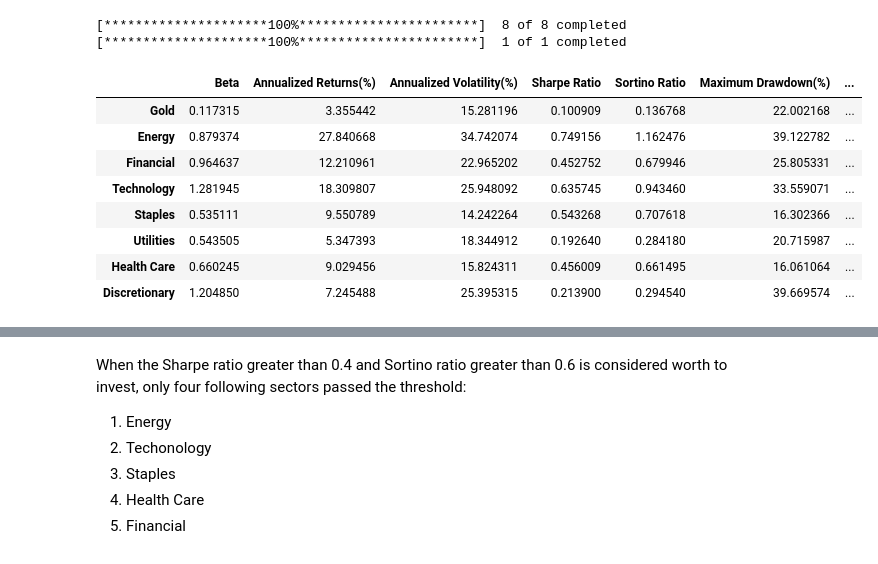
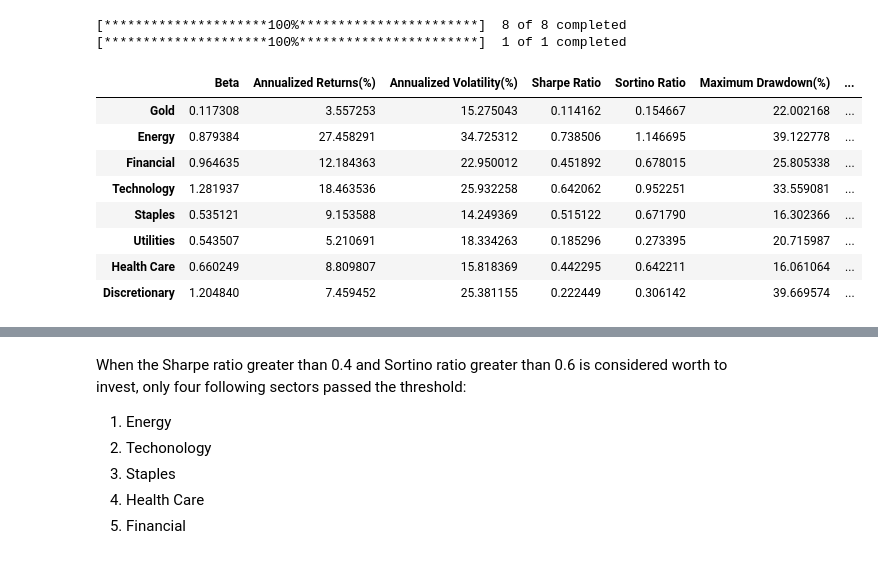
Before and after one commit to HyunminHong/MPT, a Jupyter notebook: Sector_Portfolio.ipynb, the cells around one changed output, grey strips where cells are left out. Saved outputs shown, nothing was run; the diff lists cells and outputs as text; code cells hidden in the pictures.

```diff
--- a/Sector_Portfolio.ipynb
+++ b/Sector_Portfolio.ipynb
@@ -149,11 +154,12 @@ def asset_return(df, rtn_type='log'):
     return rtn
 
 
-def asset_statistics(df, df_market, trading_period='daily'):
+def asset_statistics(df, df_market, Rf, trading_period='daily'):
     """
     Parameters
         rtn: asset prices that we want to analyse
         rtn_market: market prices based on S&P 500
+        Rf: risk-free rate based on 5-year treasury bond and it must be float data type
         trading_period: time period of the given time series data, e.g., 'daily', 'weekly', 'monthly'
     Returns
         stats: market information statistics, e.g., market beta, volatility, Sharpe ratio
@@ -189,8 +195,8 @@ def asset_statistics(df, df_market, trading_period='daily'):
     stats['Sharpe Ratio'] = (np.subtract(returns_annual, Rf.item())/volatility_annual)
     stats['Sortino Ratio'] = (np.subtract(returns_annual, Rf.item())/semi_std) # preferred to evaluate high-volatility portfolios
     stats['Maximum Drawdown(%)'] = MDD
-    stats['Skewness'] = scipy.stats.skew(rtn_sector)
-    stats['Excess Kurtosis'] = scipy.stats.kurtosis(rtn_sector)
+    stats['Skewness'] = scipy.stats.skew(rtn)
+    stats['Excess Kurtosis'] = scipy.stats.kurtosis(rtn)
     return stats
 
 def portfolio_statistics(weights, rtn, trading_period='daily'):
@@ -285,7 +291,7 @@ df_sector = extract_data(ticker=tickers_sector, column=columns_sector)
 df_market = extract_data(ticker=['SPY'])
 
 # Use 5-year U.S. Treasury yield as a proxy for the risk-free rate
-Rf = (extract_data('GS5', asset_class='bond').mean()).item()
+Rf = extract_data('GS5', asset_class='bond').mean()
 
 # Find the return of each asset class as it is more informativ than closing price
 rtn_sector = asset_return(df_sector)
@@ -294,18 +300,18 @@ rtn_market = asset_return(df_market)
 [*********************100%***********************]  8 of 8 completed
 [*********************100%***********************]  1 of 1 completed
 # %%
-stats = asset_statistics(df_sector, df_market)
+stats = asset_statistics(df_sector, df_market, Rf, 'daily')
 stats
 # %% [output]
 |  | Beta | Annualized Returns(%) | Annualized Volatility(%) | Sharpe Ratio | Sortino Ratio | Maximum Drawdown(%) | ... |
-| Gold | 0.117315 | 3.355442 | 15.281196 | 0.100909 | 0.136768 | 22.002168 | ... |
-| Energy | 0.879374 | 27.840668 | 34.742074 | 0.749156 | 1.162476 | 39.122782 | ... |
-| Financial | 0.964637 | 12.210961 | 22.965202 | 0.452752 | 0.679946 | 25.805331 | ... |
-| Technology | 1.281945 | 18.309807 | 25.948092 | 0.635745 | 0.943460 | 33.559071 | ... |
-| Staples | 0.535111 | 9.550789 | 14.242264 | 0.543268 | 0.707618 | 16.302366 | ... |
-| Utilities | 0.543505 | 5.347393 | 18.344912 | 0.192640 | 0.284180 | 20.715987 | ... |
-| Health Care | 0.660245 | 9.029456 | 15.824311 | 0.456009 | 0.661495 | 16.061064 | ... |
-| Discretionary | 1.204850 | 7.245488 | 25.395315 | 0.213900 | 0.294540 | 39.669574 | ... |
+| Gold | 0.117308 | 3.557253 | 15.275043 | 0.114162 | 0.154667 | 22.002168 | ... |
+| Energy | 0.879384 | 27.458291 | 34.725312 | 0.738506 | 1.146695 | 39.122778 | ... |
+| Financial | 0.964635 | 12.184363 | 22.950012 | 0.451892 | 0.678015 | 25.805338 | ... |
+| Technology | 1.281937 | 18.463536 | 25.932258 | 0.642062 | 0.952251 | 33.559081 | ... |
+| Staples | 0.535121 | 9.153588 | 14.249369 | 0.515122 | 0.671790 | 16.302366 | ... |
+| Utilities | 0.543507 | 5.210691 | 18.334263 | 0.185296 | 0.273395 | 20.715987 | ... |
+| Health Care | 0.660249 | 8.809807 | 15.818369 | 0.442295 | 0.642211 | 16.061064 | ... |
+| Discretionary | 1.204840 | 7.459452 | 25.381155 | 0.222449 | 0.306142 | 39.669574 | ... |
 # %%
 # Define the x-axis positions for the bars
 pos = np.arange(len(stats))
```
Also changed, not shown: parts of 26 cells of this notebook.
